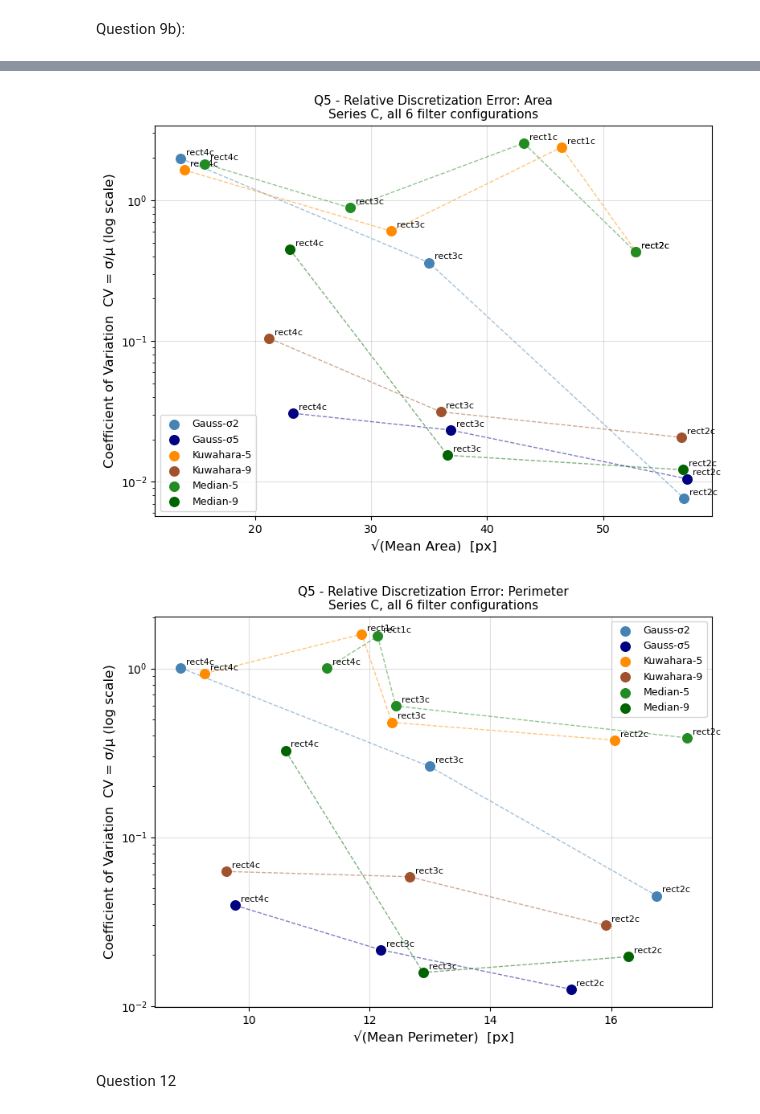
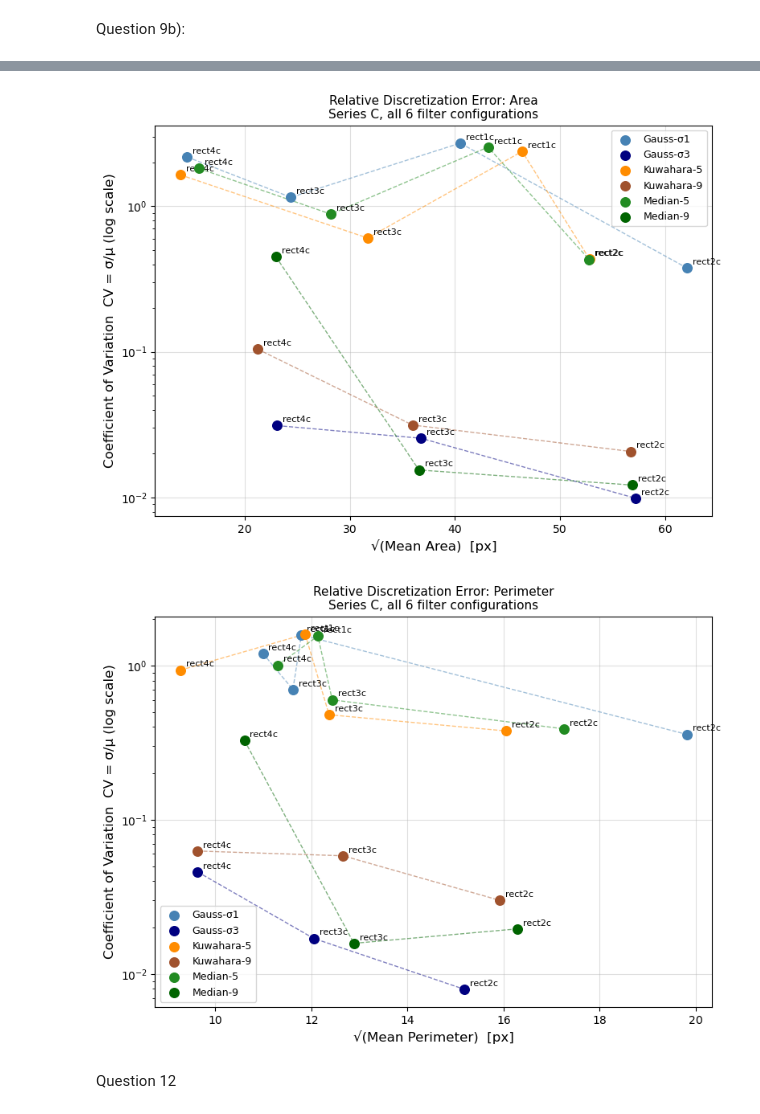
Before and after one commit to watchthedoge/Microscopy_hw, a Jupyter notebook: jupyter.ipynb, the cells around one changed output, grey strips where cells are left out. Saved outputs shown, nothing was run; the diff lists cells and outputs as text; code cells hidden in the pictures.

```diff
--- a/jupyter.ipynb
+++ b/jupyter.ipynb
@@ -496,7 +500,7 @@ rect4b           10        503.0             93.7
 results = {}
 for name in sorted(series_c):
     img = series_c[name]
-    img = dip.Gauss(img, sigmas=[5.0], truncation=1.0)
+    img = dip.Gauss(img, sigmas=[3.0], truncation=3.0)
     bin_img = ~dip.IsodataThreshold(img)
     labeled = dip.Label(bin_img, minSize=50)
     msr = dip.MeasurementTool.Measure(labeled, img, ['Size', 'Perimeter'])
@@ -587,7 +591,7 @@ file_names_a = ['rect1c.tif', 'rect2c.tif', 'rect3c.tif',"rect4c.tif" ]
 for image in file_names_a:
 
     a = dip.ImageRead(image)
-    a = dip.Gauss(a, sigmas=[5.0], truncation=1.0)
+    a = dip.Gauss(a, sigmas=[3.0], truncation=3.0)
     #number_th = dip.IsodataThreshold(hist)
     #a_array = np.asarray(a)
     threshold = ~dip.IsodataThreshold(a)
@@ -628,8 +632,8 @@ Question 9b):
 # %%
 #a list of string, callable pairs for the filters to apply to each image in series B and C
 filters = [
-    ('Gauss-σ2',   lambda im: dip.Gauss(im, sigmas=[2.0], truncation=1.0)),
-    ('Gauss-σ5',   lambda im: dip.Gauss(im, sigmas=[5.0], truncation=1.0)),
+    ('Gauss-σ1',   lambda im: dip.Gauss(im, sigmas=[1.0], truncation=3.0)),
+    ('Gauss-σ3',   lambda im: dip.Gauss(im, sigmas=[3.0], truncation=3.0)),
     ('Kuwahara-5', lambda im: dip.Kuwahara(im, kernel=5)),
     ('Kuwahara-9', lambda im: dip.Kuwahara(im, kernel=9)),
     ('Median-5',   lambda im: dip.MedianFilter(im, kernel=5)),
@@ -676,7 +680,7 @@ def plot_overlay(all_results, metric, label, series_tag, fname):
                         textcoords='offset points', xytext=(5, 3), fontsize=8)
     ax.set_xlabel(f'√(Mean {label})  [px]', fontsize=12)
     ax.set_ylabel('Coefficient of Variation  CV = σ/μ (log scale)', fontsize=12)
-    ax.set_title(f'Q5 - Relative Discretization Error: {label}\n'
+    ax.set_title(f'Relative Discretization Error: {label}\n'
                  f'Series {series_tag}, all 6 filter configurations', fontsize=11)
     ax.grid(alpha=0.4)
     ax.legend(fontsize=9)
@@ -698,5 +702,5 @@ for series, tag in [(series_b, 'B'), (series_c, 'C')]:
-[figure, old version]
+[figure, new version]
-[figure, old version]
+[figure, new version]
 # %% [markdown]
 Question 12
 # %%
```
Also changed, not shown: parts of 8 cells of this notebook.
